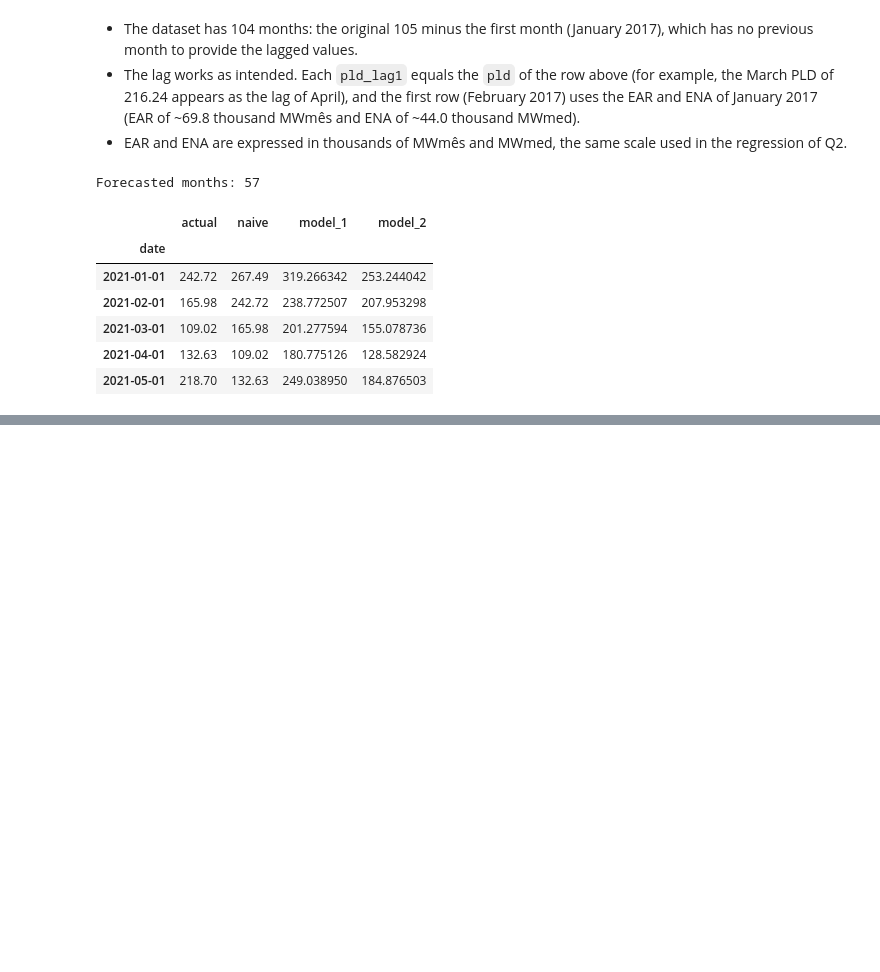
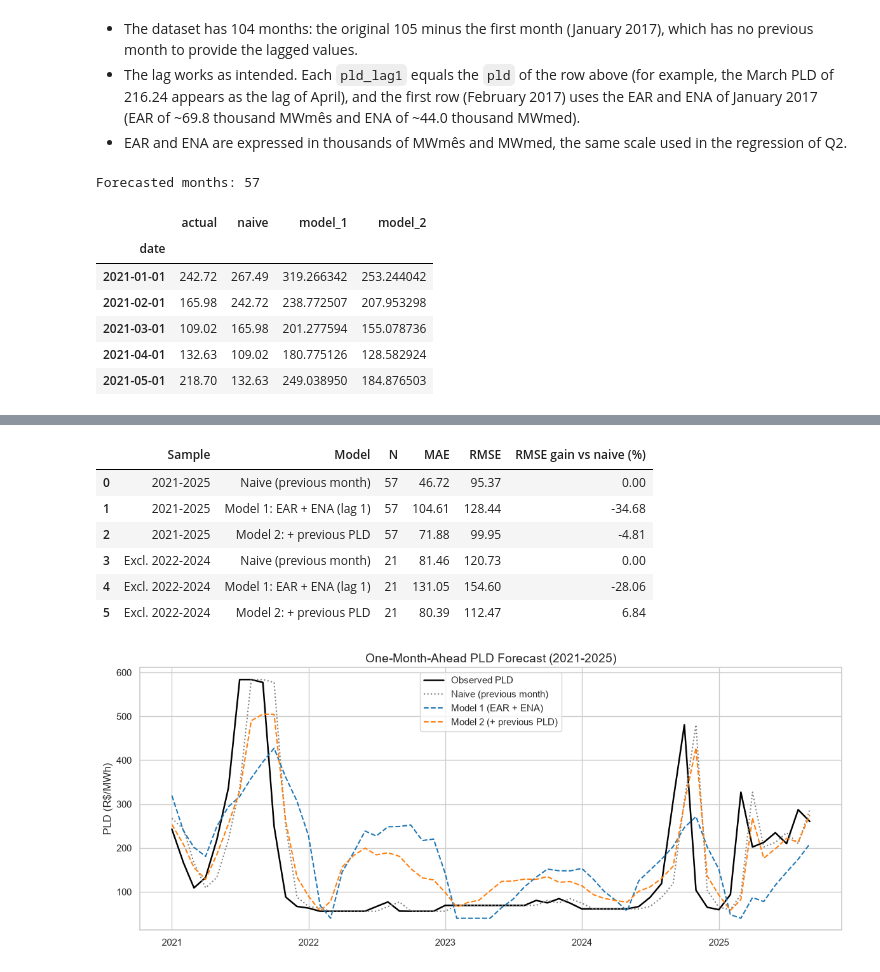
Before and after one commit to cesarmonteiro09/energy-pld-analysis, a Jupyter notebook: notebooks/03_baseline_model.ipynb, the cells around one changed output, grey strips where cells are left out. Drawn from its saved outputs; the diff is of its cells as text; code cells hidden in the pictures; blank space fills up the shorter version.

Commit message:
feat(model): add one-month-ahead PLD forecast vs naive benchmark (Q3)

```diff
--- a/notebooks/03_baseline_model.ipynb
+++ b/notebooks/03_baseline_model.ipynb
@@ -106,0 +112,56 @@ Forecasted months: 57
+# %%
+# --- Q3: EVALUATION ---
+
+def build_table(df_sub, label):
+    """Compute MAE, RMSE and the RMSE gain over the naive forecast."""
+    naive_rmse = np.sqrt(mean_squared_error(df_sub["actual"], df_sub["naive"]))
+    names = {
+        "naive": "Naive (previous month)",
+        "model_1": "Model 1: EAR + ENA (lag 1)",
+        "model_2": "Model 2: + previous PLD",
+    }
+    rows = []
+    for column, model_name in names.items():
+        mae = mean_absolute_error(df_sub["actual"], df_sub[column])
+        rmse = np.sqrt(mean_squared_error(df_sub["actual"], df_sub[column]))
+        gain = (naive_rmse - rmse) / naive_rmse * 100
+        rows.append({
+            "Sample": label,
+            "Model": model_name,
+            "N": len(df_sub),
+            "MAE": mae,
+            "RMSE": rmse,
+            "RMSE gain vs naive (%)": gain,
+        })
+    return pd.DataFrame(rows)
+
+# 1. Full test period (2021-2025)
+table_full = build_table(df_results, "2021-2025")
+
+# 2. Robustness: evaluate excluding 2022-2024 (PLD at the regulatory floor)
+mask = (df_results.index.year < 2022) | (df_results.index.year > 2024)
+table_robust = build_table(df_results[mask], "Excl. 2022-2024")
+
+display(pd.concat([table_full, table_robust], ignore_index=True).round(2))
+
+# 3. Chart: observed vs forecasts
+plt.figure(figsize=(12, 5))
+plt.plot(df_results.index, df_results["actual"], color="black", linewidth=1.8, label="Observed PLD")
+plt.plot(df_results.index, df_results["naive"], color="gray", linestyle=":", label="Naive (previous month)")
+plt.plot(df_results.index, df_results["model_1"], color="tab:blue", linestyle="--", label="Model 1 (EAR + ENA)")
+plt.plot(df_results.index, df_results["model_2"], color="tab:orange", linestyle="--", label="Model 2 (+ previous PLD)")
+plt.ylabel("PLD (R$/MWh)")
+plt.title("One-Month-Ahead PLD Forecast (2021-2025)", fontsize=14)
+plt.legend()
+plt.tight_layout()
+plt.savefig("../outputs/pld_forecast_vs_naive.png", dpi=300)
+plt.show()
+# %% [output]
+|  | Sample | Model | N | MAE | RMSE | RMSE gain vs naive (%) |
+| 0 | 2021-2025 | Naive (previous month) | 57 | 46.72 | 95.37 | 0.00 |
+| 1 | 2021-2025 | Model 1: EAR + ENA (lag 1) | 57 | 104.61 | 128.44 | -34.68 |
+| 2 | 2021-2025 | Model 2: + previous PLD | 57 | 71.88 | 99.95 | -4.81 |
+| 3 | Excl. 2022-2024 | Naive (previous month) | 21 | 81.46 | 120.73 | 0.00 |
+| 4 | Excl. 2022-2024 | Model 1: EAR + ENA (lag 1) | 21 | 131.05 | 154.60 | -28.06 |
+| 5 | Excl. 2022-2024 | Model 2: + previous PLD | 21 | 80.39 | 112.47 | 6.84 |
+[figure, added]
```
Also changed, not shown: parts of 2 cells of this notebook.
